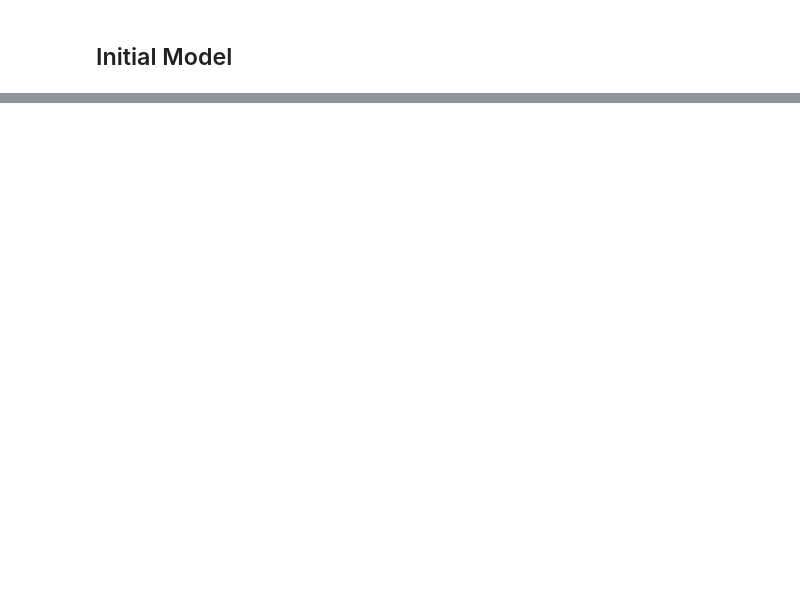
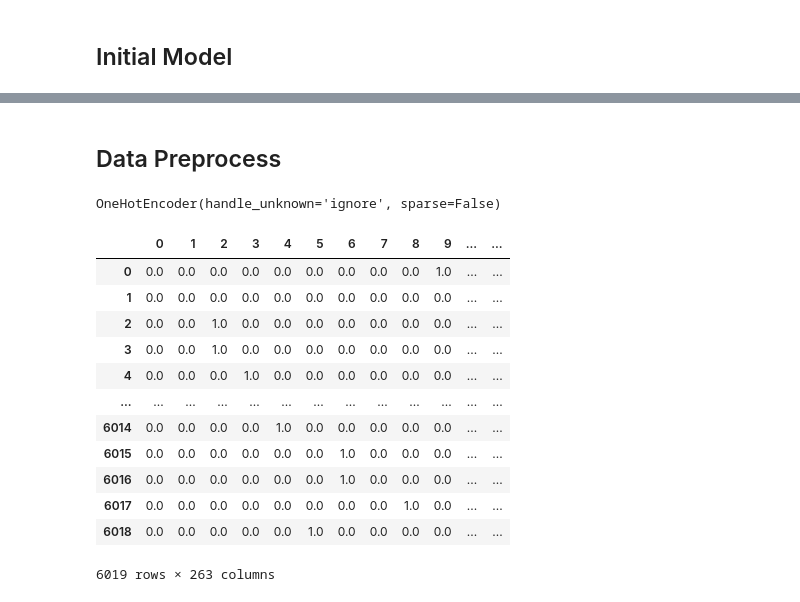
Before and after one commit to amrirasyidi/autompg_lin_reg, a Jupyter notebook: eda_model_used_cars.ipynb, the cells around one changed output, grey strips where cells are left out. Cells and saved outputs as stored; diff of their text form; code cells hidden in the pictures; blank space fills up the shorter version.

```diff
--- a/eda_model_used_cars.ipynb
+++ b/eda_model_used_cars.ipynb
@@ -372,0 +170,28 @@ Based on the output of our model, we conclude that:
+# %% [markdown]
+## Data Preprocess
+# %%
+NUM_COLS = used_cars_clean1.select([pl.col(pl.UInt64), pl.col(pl.Float64)]).columns
+CAT_COLS = used_cars_clean1.select([pl.col(pl.Utf8)]).columns
+# %%
+enc = OneHotEncoder(handle_unknown='ignore', sparse = False)
+# %%
+enc.fit(used_cars_clean2[CAT_COLS])
+# %% [output]
+OneHotEncoder(handle_unknown='ignore', sparse=False)
+# %%
+_ = enc.fit_transform(used_cars_clean2[CAT_COLS].to_numpy())
+pd.DataFrame(_)
+# %% [output]
+|  | 0 | 1 | 2 | 3 | 4 | 5 | 6 | 7 | 8 | 9 | ... | ... |
+| 0 | 0.0 | 0.0 | 0.0 | 0.0 | 0.0 | 0.0 | 0.0 | 0.0 | 0.0 | 1.0 | ... | ... |
+| 1 | 0.0 | 0.0 | 0.0 | 0.0 | 0.0 | 0.0 | 0.0 | 0.0 | 0.0 | 0.0 | ... | ... |
+| 2 | 0.0 | 0.0 | 1.0 | 0.0 | 0.0 | 0.0 | 0.0 | 0.0 | 0.0 | 0.0 | ... | ... |
+| 3 | 0.0 | 0.0 | 1.0 | 0.0 | 0.0 | 0.0 | 0.0 | 0.0 | 0.0 | 0.0 | ... | ... |
+| 4 | 0.0 | 0.0 | 0.0 | 1.0 | 0.0 | 0.0 | 0.0 | 0.0 | 0.0 | 0.0 | ... | ... |
+| ... | ... | ... | ... | ... | ... | ... | ... | ... | ... | ... | ... | ... |
+| 6014 | 0.0 | 0.0 | 0.0 | 0.0 | 1.0 | 0.0 | 0.0 | 0.0 | 0.0 | 0.0 | ... | ... |
+| 6015 | 0.0 | 0.0 | 0.0 | 0.0 | 0.0 | 0.0 | 1.0 | 0.0 | 0.0 | 0.0 | ... | ... |
+| 6016 | 0.0 | 0.0 | 0.0 | 0.0 | 0.0 | 0.0 | 1.0 | 0.0 | 0.0 | 0.0 | ... | ... |
+| 6017 | 0.0 | 0.0 | 0.0 | 0.0 | 0.0 | 0.0 | 0.0 | 0.0 | 1.0 | 0.0 | ... | ... |
+| 6018 | 0.0 | 0.0 | 0.0 | 0.0 | 0.0 | 1.0 | 0.0 | 0.0 | 0.0 | 0.0 | ... | ... |
+6019 rows × 263 columns
```
Also changed, not shown: parts of 55 cells of this notebook.
